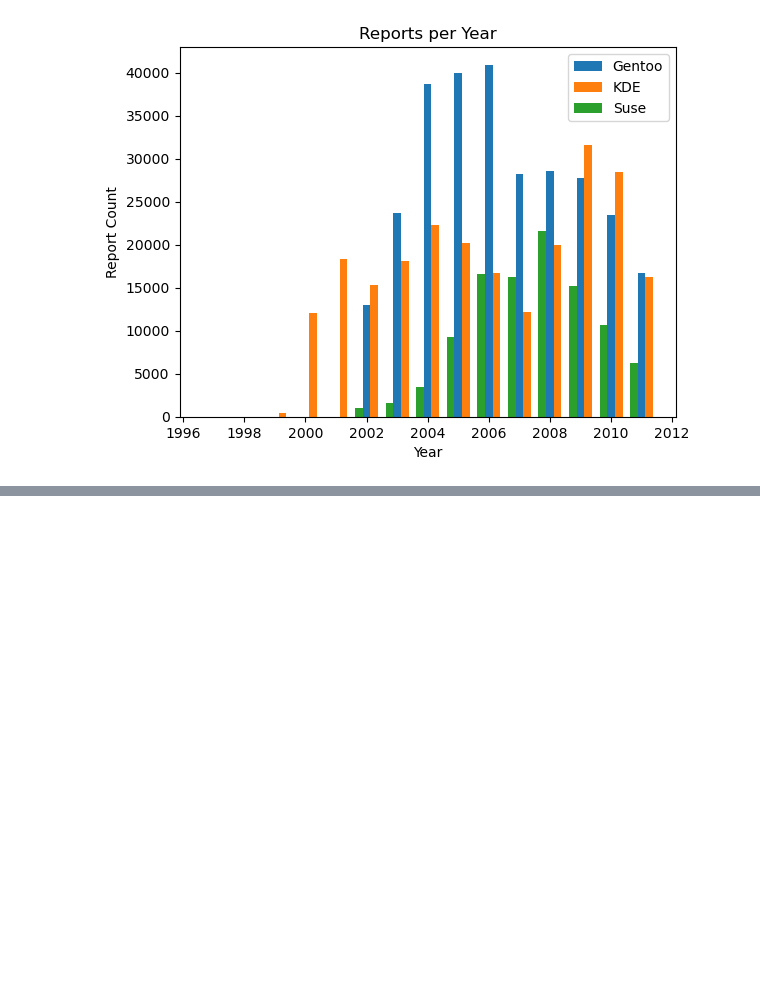
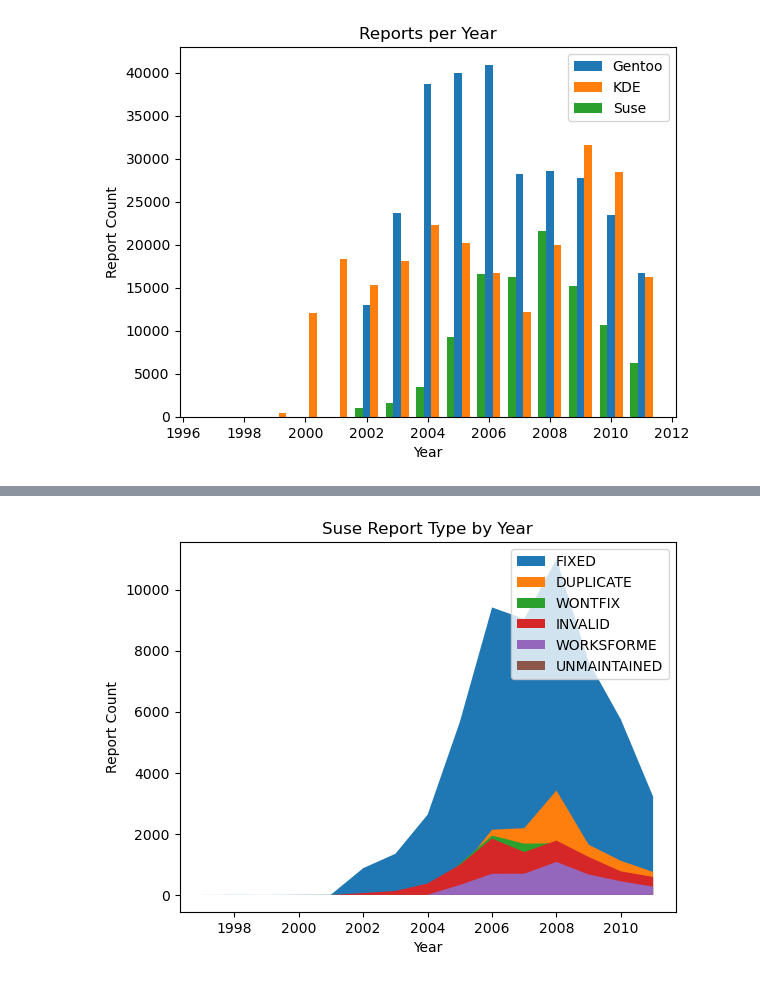
Before and after one commit to shaunpant2/bug-report-scraper, a Jupyter notebook: src/eval_data.ipynb, the cells around one changed output, grey strips where cells are left out. Saved outputs shown, nothing was run; the diff lists cells and outputs as text; code cells hidden in the pictures; blank space fills up the shorter version.

```diff
--- a/src/eval_data.ipynb
+++ b/src/eval_data.ipynb
@@ -127,0 +126,4 @@ BACKTRACE: 5
+# %%
+plot_report_type_per_year(suse_years_report_type_count, "Suse Report Type by Year")
+# %% [output]
+[figure, added]
```
Also changed, not shown: parts of 2 cells of this notebook.
